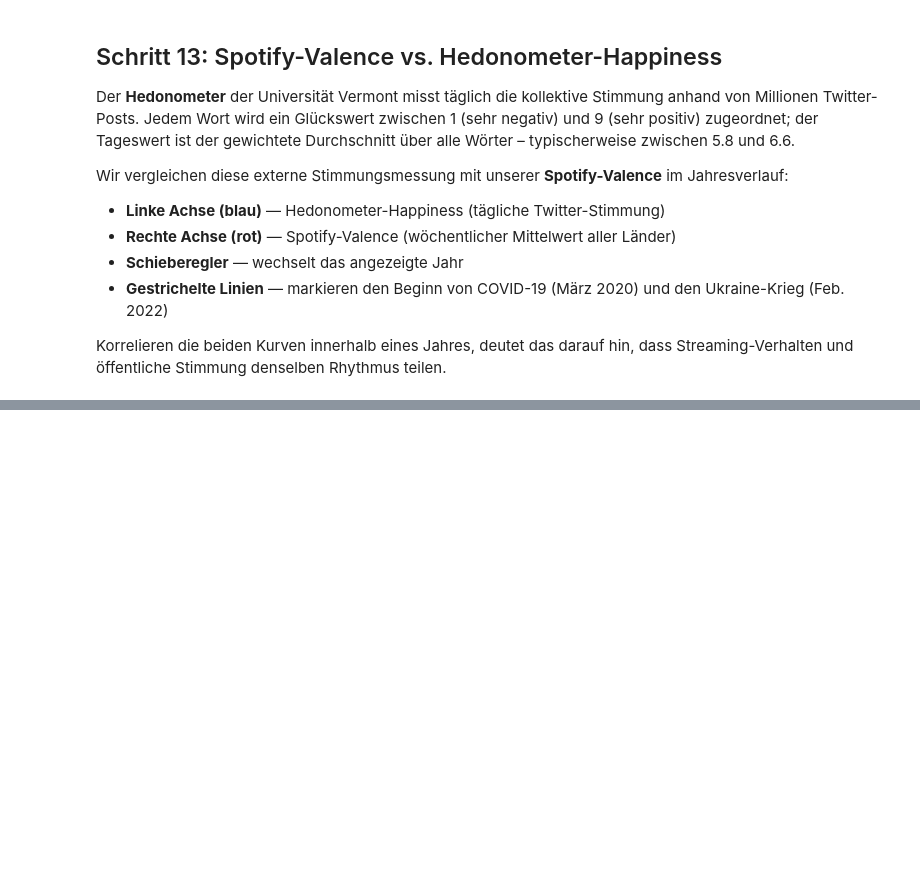
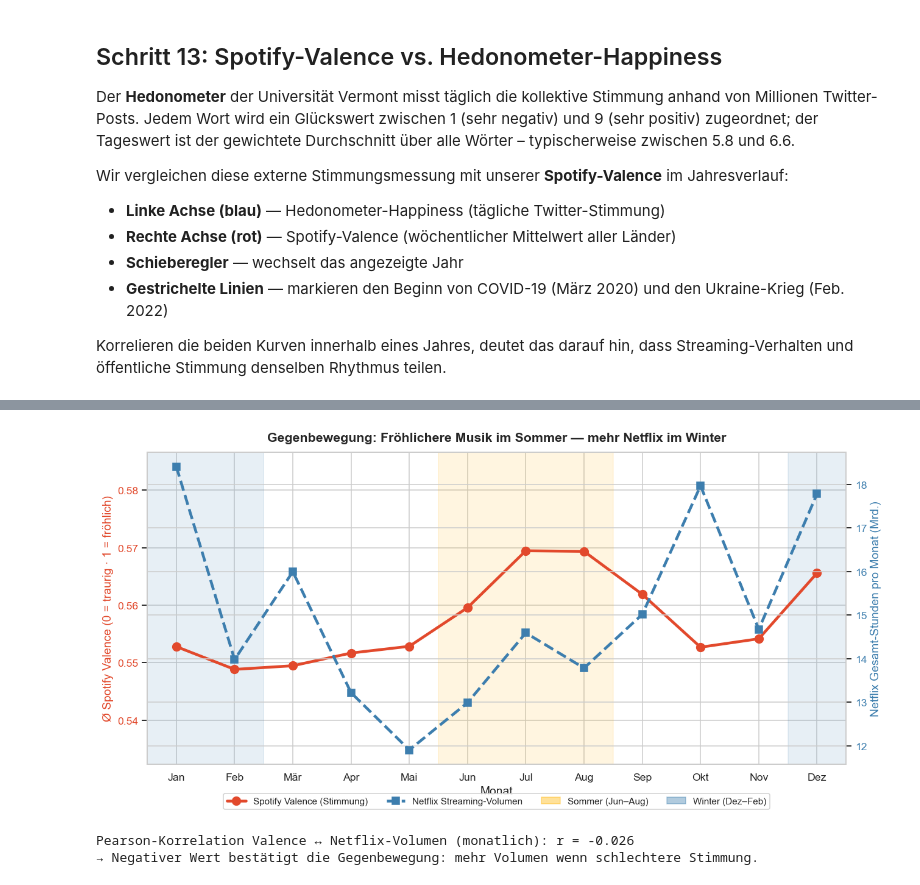
Before and after one commit to Jonas47833/Data-Visualisation, a Jupyter notebook: Notebook/Streaming_Stimmungs_Analyse.ipynb, the cells around one changed output, grey strips where cells are left out. Cells and saved outputs as stored; diff of their text form; code cells hidden in the pictures; blank space fills up the shorter version.

```diff
--- a/Notebook/Streaming_Stimmungs_Analyse.ipynb
+++ b/Notebook/Streaming_Stimmungs_Analyse.ipynb
@@ -1120,0 +1210,66 @@ Pearson-Korrelation Spotify-Valence ↔ Hedonometer (2016–2022):
+# %%
+# === Gegenbewegung: Spotify-Valence vs. Netflix-Volumen (Dual-Achsen) ===
+
+MONATS_NAMEN = ['Jan','Feb','Mär','Apr','Mai','Jun','Jul','Aug','Sep','Okt','Nov','Dez']
+
+# Spotify: mittlere Valence pro Monat
+val_monat = spotify.groupby('month')['valence'].mean()
+
+# Netflix: Gesamt-Streaming-Stunden pro Monat (in Mrd.)
+nf_monat = (
+    netflix_top
+    .groupby('month')['weekly_hours_viewed']
+    .sum() / 1e9
+)
+
+fig, ax1 = plt.subplots(figsize=(12, 6))
+
+# Hintergrund: Sommer- und Winter-Markierungen
+for span, farbe in [((5.5, 8.5), FARBE_SOMMER), ((0.5, 2.5), FARBE_WINTER), ((11.5, 12.5), FARBE_WINTER)]:
+    ax1.axvspan(*span, color=farbe, alpha=0.12)
+
+# Linke Achse: Spotify Valence (rot)
+l1, = ax1.plot(val_monat.index, val_monat.values,
+               color='#E2492C', lw=3, marker='o', ms=9,
+               label='Spotify Valence (Stimmung)')
+ax1.set_ylabel('Ø Spotify Valence (0 = traurig · 1 = fröhlich)', color='#E2492C')
+ax1.tick_params(axis='y', labelcolor='#E2492C')
+ax1.set_ylim(val_monat.min() * 0.97, val_monat.max() * 1.03)
+
+# Rechte Achse: Netflix Volumen (blau, invertiert wirkt wie Spiegel)
+ax2 = ax1.twinx()
+l2, = ax2.plot(nf_monat.index, nf_monat.values,
+               color=FARBE_WINTER, lw=3, marker='s', ms=8, ls='--',
+               label='Netflix Streaming-Volumen')
+ax2.set_ylabel('Netflix Gesamt-Stunden pro Monat (Mrd.)', color=FARBE_WINTER)
+ax2.tick_params(axis='y', labelcolor=FARBE_WINTER)
+
+ax1.set_xticks(range(1, 13))
+ax1.set_xticklabels(MONATS_NAMEN)
+ax1.set_xlim(0.5, 12.5)
+ax1.set_xlabel('Monat')
+ax1.set_title('Gegenbewegung: Fröhlichere Musik im Sommer — mehr Netflix im Winter',
+              fontsize=14, pad=12)
+
+# Gemeinsame Legende
+from matplotlib.patches import Patch
+ax1.legend(
+    handles=[l1, l2,
+             Patch(color=FARBE_SOMMER, alpha=0.4, label='Sommer (Jun–Aug)'),
+             Patch(color=FARBE_WINTER, alpha=0.4, label='Winter (Dez–Feb)')],
+    loc='lower center', ncol=4, fontsize=10, framealpha=0.9,
+    bbox_to_anchor=(0.5, -0.16)
+)
+
+plt.tight_layout()
+plt.show()
+
+# Korrelation (negativ erwartet)
+gemeinsam = val_monat.reindex(nf_monat.index).dropna()
+r = gemeinsam.corr(nf_monat.reindex(gemeinsam.index))
+print(f'Pearson-Korrelation Valence ↔ Netflix-Volumen (monatlich): r = {r:.3f}')
+print('→ Negativer Wert bestätigt die Gegenbewegung: mehr Volumen wenn schlechtere Stimmung.')
+# %% [output]
+[figure, added]
+Pearson-Korrelation Valence ↔ Netflix-Volumen (monatlich): r = -0.026
+→ Negativer Wert bestätigt die Gegenbewegung: mehr Volumen wenn schlechtere Stimmung.
```
Also changed, not shown: parts of 13 cells of this notebook.
